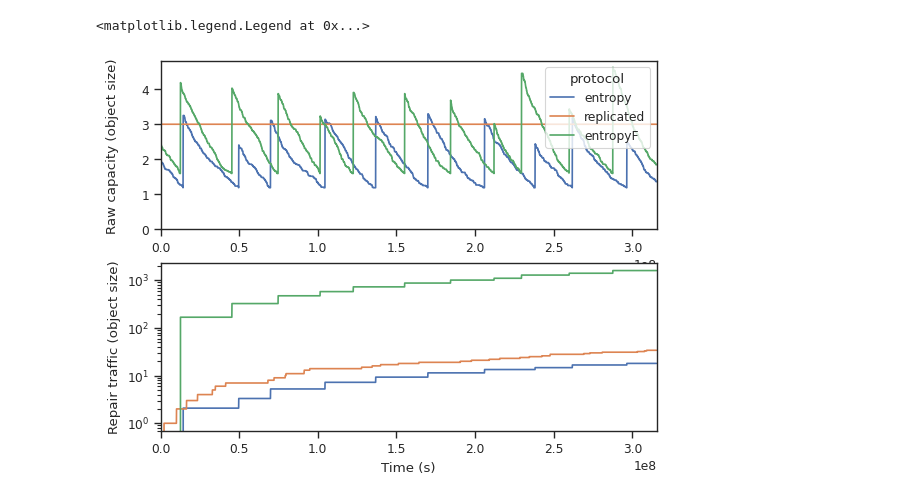
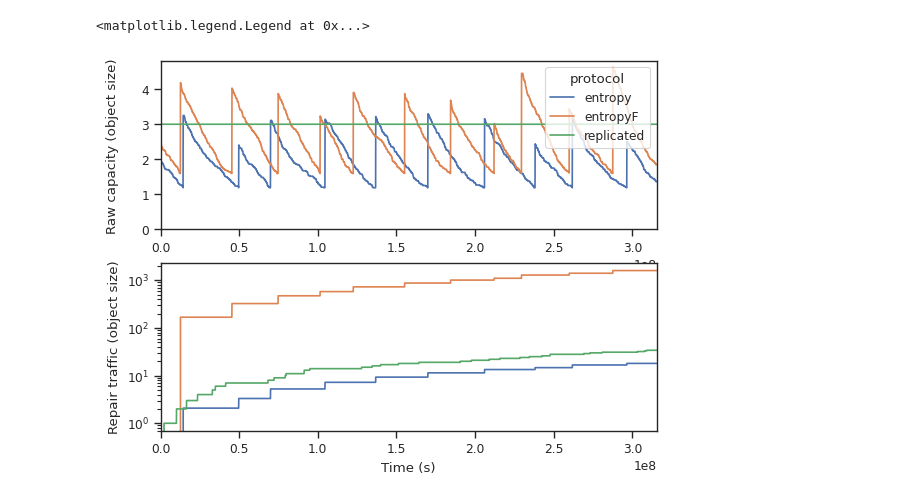
Before and after one commit to sgdxbc/festival, a Jupyter notebook: plot/time.ipynb, the cells around one changed output. Drawn from its saved outputs; the diff is of its cells as text; code cells hidden in the pictures.

```diff
--- a/plot/time.ipynb
+++ b/plot/time.ipynb
@@ -1,26 +1,28 @@
 # %%
 import pandas as pd
 import seaborn as sns
 import matplotlib.pyplot as plt
 sns.set_theme(context='paper', style='ticks')
 
 time_stat = pd.concat([
     pd.read_csv("./data/TimeStore.txt"),
     pd.read_csv("./data/TimeStore2.txt"),
     pd.read_csv("./data/TimeStore3.txt"),
 ])
 # print(repair.info())
 fig, axs = plt.subplots(2)
-g = sns.lineplot(ax=axs[0], data=time_stat, x='t', y='store', hue='protocol')
+g = sns.lineplot(ax=axs[0], data=time_stat, x='t', y='store', hue='protocol',
+    hue_order=['entropy', 'entropyF', 'replicated'])
 g.set(xlabel='', ylabel='Raw capacity (object size)', xlim=(0, 10 * 365 * 86400))
 g.set_yticks(range(0, 5, 1))
 g.set_ylabel('Raw capacity (object size)', labelpad=16)
 sns.move_legend(g, 'upper right')
-g = sns.lineplot(ax=axs[1], data=time_stat, x='t', y='repair', hue='protocol')
+g = sns.lineplot(ax=axs[1], data=time_stat, x='t', y='repair', hue='protocol',
+    hue_order=['entropy', 'entropyF', 'replicated'])
 g.set(xlabel='Time (s)', ylabel='Repair traffic (object size)', xlim=(0, 10 * 365 * 86400))
 g.set_yticks(range(0, 5, 1))
 g.set_yscale('log')
 g.legend([], [], frameon=False)
 # %% [output]
 <matplotlib.legend.Legend at 0x...>
-[figure, old version]
+[figure, new version]
```
Also changed, not shown: 4 other files.
